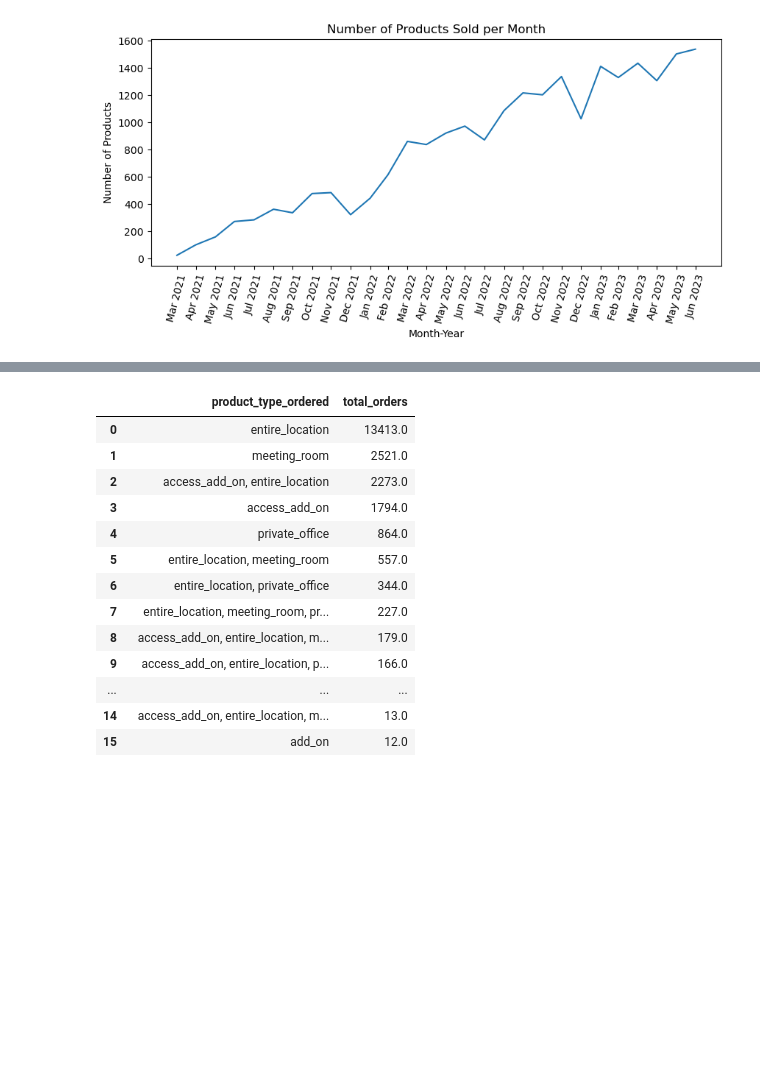
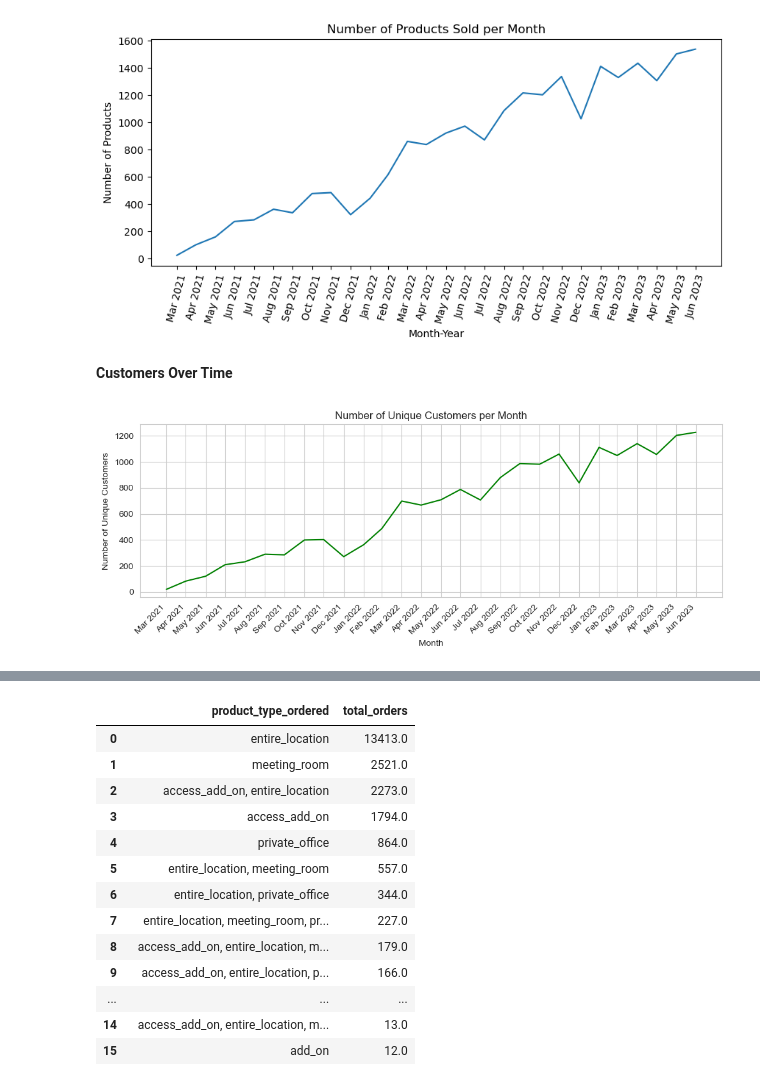
Before and after one commit to talnmizrachi/flexspace_proj, a Jupyter notebook: Flexspace_Customer_Analysis.ipynb, the cells around one changed output, grey strips where cells are left out. Drawn from its saved outputs; the diff is of its cells as text; code cells hidden in the pictures; blank space fills up the shorter version.

Commit message:
07/19 Latest code
Shows the metrics over time, including for first and second orders

```diff
--- a/Flexspace_Customer_Analysis.ipynb
+++ b/Flexspace_Customer_Analysis.ipynb
@@ -735,3 +735,22 @@ plt.xticks(prod_over_time_df.index, prod_over_time_df.index.strftime('%b %Y'), r
 plt.show()
 # %% [output]
 [figure]
+# %% [markdown]
+**Customers Over Time**
+# %%
+# Customers over time
+cust_over_time_df = filtered_df.resample('M', on='date').customer_email.nunique()
+cust_over_time_df = cust_over_time_df.reset_index()
+cust_over_time_df.columns = ['Month', 'Number_of_unique_customers']
+plt.figure(figsize=(10, 4))
+sns.lineplot(x=cust_over_time_df['Month'], y=cust_over_time_df['Number_of_unique_customers'], color = 'Green')
+
+# Set the chart title and axis labels
+plt.title('Number of Unique Customers per Month')
+plt.xlabel('Month')
+plt.ylabel('Number of Unique Customers')
+plt.xticks(cust_over_time_df['Month'], cust_over_time_df['Month'].dt.strftime('%b %Y'), rotation=45, ha='right')
+plt.tight_layout()
+plt.show()
+# %% [output]
+[figure, added]
```
Also changed, not shown: parts of 29 cells of this notebook.
